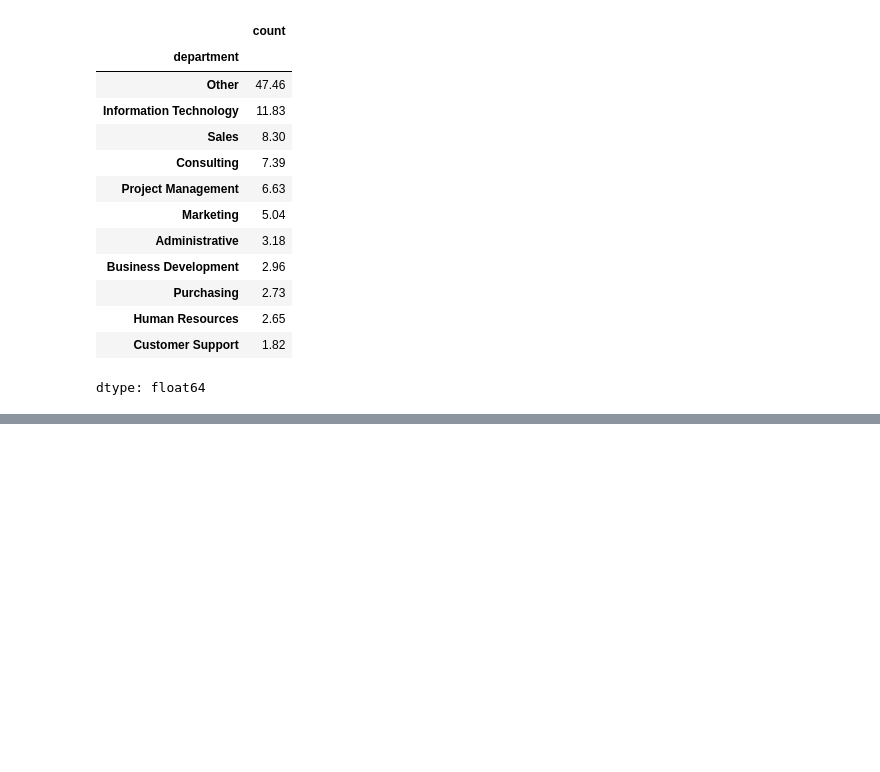
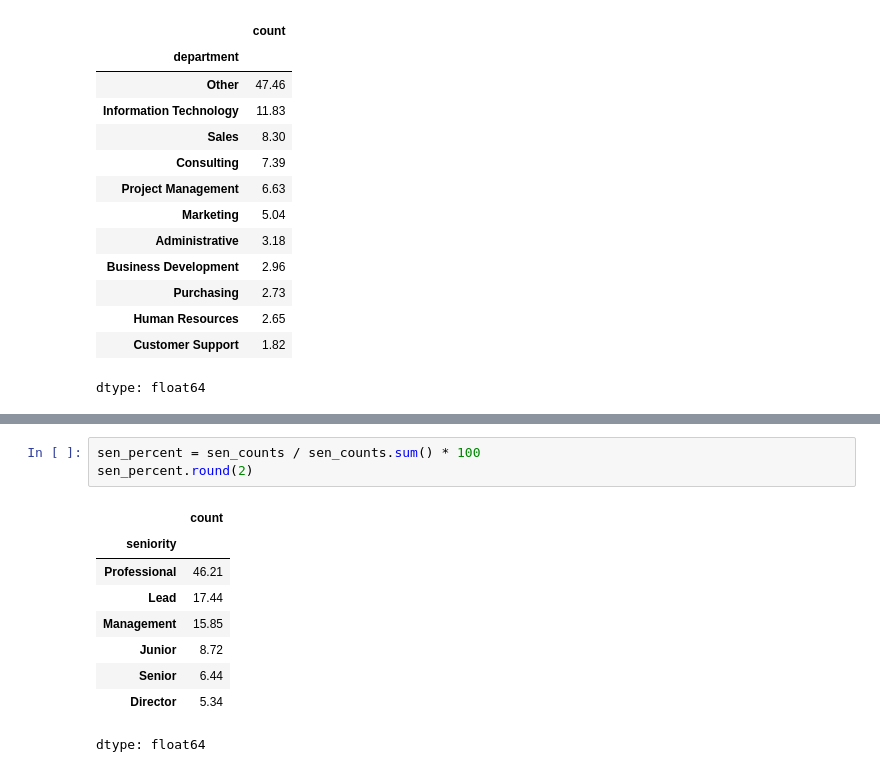
Before and after one commit to luisadosch/nlp-job-title-classification-benchmark-snapaddy, a Jupyter notebook: Untitled0.ipynb, the cells around one changed output, grey strips where cells are left out. Saved outputs shown, nothing was run; the diff lists cells and outputs as text; blank space fills up the shorter version.

```diff
--- a/Untitled0.ipynb
+++ b/Untitled0.ipynb
@@ -447,0 +467,13 @@ plt.show()
+# %%
+sen_percent = sen_counts / sen_counts.sum() * 100
+sen_percent.round(2)
+# %% [output]
+|  | count |
+| seniority |  |
+| Professional | 46.21 |
+| Lead | 17.44 |
+| Management | 15.85 |
+| Junior | 8.72 |
+| Senior | 6.44 |
+| Director | 5.34 |
+dtype: float64
```
Also changed, not shown: parts of 8 cells of this notebook.
